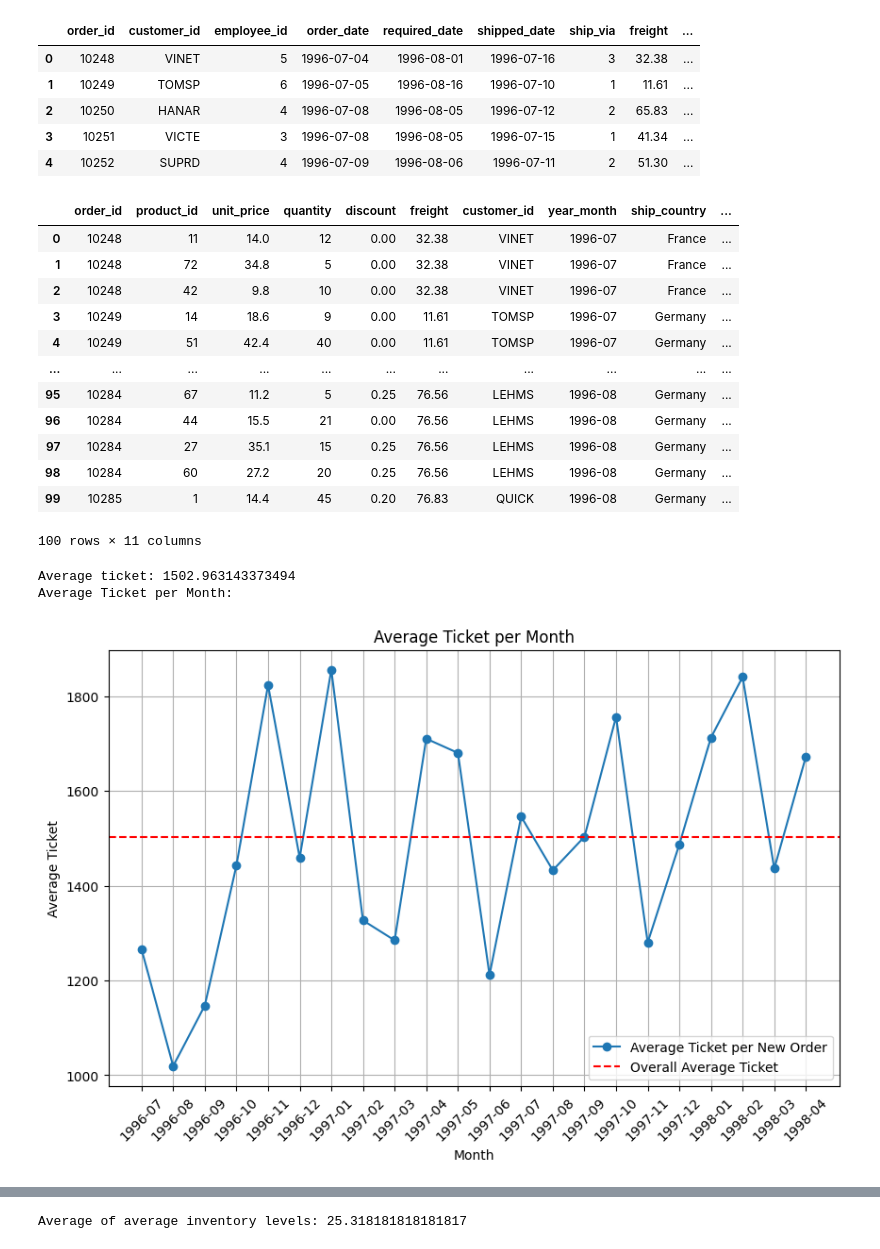
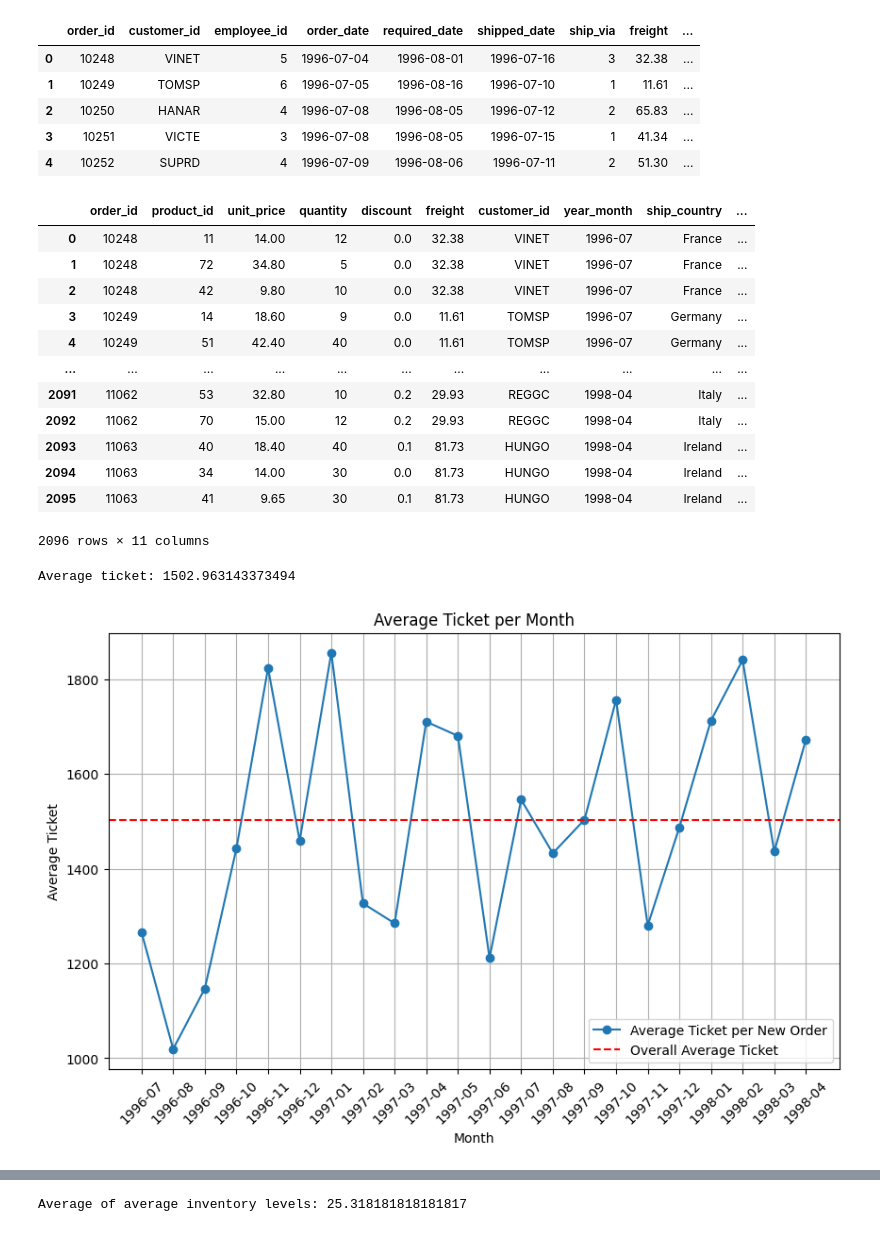
Before and after one commit to IvonLuiz/Analise-de-Dados-Northwind, a Jupyter notebook: analysis.ipynb, the cells around one changed output, grey strips where cells are left out. Cells and saved outputs as stored; diff of their text form; code cells hidden in the pictures.

```diff
--- a/analysis.ipynb
+++ b/analysis.ipynb
@@ -46,47 +55,46 @@ data_files["orders.csv"].head()
 # %%
 # Data
 data_files['orders.csv']['order_date'] = pd.to_datetime(data_files['orders.csv']['order_date'])
 data_files['orders.csv']['year_month'] = data_files['orders.csv']['order_date'].dt.to_period('M')
-
 
 # Merging relevant data
 order_details_relevant = data_files["order_details.csv"][['order_id', 'product_id', 'unit_price', 'quantity', 'discount']]
 orders_relevant = data_files["orders.csv"][['order_id', 'freight', 'customer_id', 'year_month', 'ship_country']]
 products_relevant = data_files["products.csv"][['product_id', 'product_name']]
 
 sales_data = pd.merge(order_details_relevant, orders_relevant, on='order_id', how='inner')
 sales_data = pd.merge(sales_data, products_relevant, left_on='product_id', right_on='product_id', how='inner')
 
 # Sort by each order from customers
 sales_data = sales_data.sort_values('order_id')
 sales_data = sales_data.reset_index(drop=True)
 
 # Remove last month since data looks incomplete
 sales_data = sales_data.loc[sales_data['year_month'] != '1998-05']
 
 # Detect changes in order_id and add True to the new_order column
 sales_data['new_order'] = sales_data['order_id'] != sales_data['order_id'].shift()
 # Fill the first row with True since there's no previous row to compare to
 sales_data.loc[0, 'new_order'] = True
 
 # Convert the values to boolean
 sales_data['new_order'] = sales_data['new_order'].astype(bool)
 
-sales_data.head(100)
+sales_data
 # %% [output]
 |  | order_id | product_id | unit_price | quantity | discount | freight | customer_id | year_month | ship_country | ... |
-| 0 | 10248 | 11 | 14.0 | 12 | 0.00 | 32.38 | VINET | 1996-07 | France | ... |
-| 1 | 10248 | 72 | 34.8 | 5 | 0.00 | 32.38 | VINET | 1996-07 | France | ... |
-| 2 | 10248 | 42 | 9.8 | 10 | 0.00 | 32.38 | VINET | 1996-07 | France | ... |
-| 3 | 10249 | 14 | 18.6 | 9 | 0.00 | 11.61 | TOMSP | 1996-07 | Germany | ... |
-| 4 | 10249 | 51 | 42.4 | 40 | 0.00 | 11.61 | TOMSP | 1996-07 | Germany | ... |
+| 0 | 10248 | 11 | 14.00 | 12 | 0.0 | 32.38 | VINET | 1996-07 | France | ... |
+| 1 | 10248 | 72 | 34.80 | 5 | 0.0 | 32.38 | VINET | 1996-07 | France | ... |
+| 2 | 10248 | 42 | 9.80 | 10 | 0.0 | 32.38 | VINET | 1996-07 | France | ... |
+| 3 | 10249 | 14 | 18.60 | 9 | 0.0 | 11.61 | TOMSP | 1996-07 | Germany | ... |
+| 4 | 10249 | 51 | 42.40 | 40 | 0.0 | 11.61 | TOMSP | 1996-07 | Germany | ... |
 | ... | ... | ... | ... | ... | ... | ... | ... | ... | ... | ... |
-| 95 | 10284 | 67 | 11.2 | 5 | 0.25 | 76.56 | LEHMS | 1996-08 | Germany | ... |
-| 96 | 10284 | 44 | 15.5 | 21 | 0.00 | 76.56 | LEHMS | 1996-08 | Germany | ... |
-| 97 | 10284 | 27 | 35.1 | 15 | 0.25 | 76.56 | LEHMS | 1996-08 | Germany | ... |
-| 98 | 10284 | 60 | 27.2 | 20 | 0.25 | 76.56 | LEHMS | 1996-08 | Germany | ... |
-| 99 | 10285 | 1 | 14.4 | 45 | 0.20 | 76.83 | QUICK | 1996-08 | Germany | ... |
+| 2091 | 11062 | 53 | 32.80 | 10 | 0.2 | 29.93 | REGGC | 1998-04 | Italy | ... |
+| 2092 | 11062 | 70 | 15.00 | 12 | 0.2 | 29.93 | REGGC | 1998-04 | Italy | ... |
+| 2093 | 11063 | 40 | 18.40 | 40 | 0.1 | 81.73 | HUNGO | 1998-04 | Ireland | ... |
+| 2094 | 11063 | 34 | 14.00 | 30 | 0.0 | 81.73 | HUNGO | 1998-04 | Ireland | ... |
+| 2095 | 11063 | 41 | 9.65 | 30 | 0.1 | 81.73 | HUNGO | 1998-04 | Ireland | ... |
-100 rows × 11 columns
+2096 rows × 11 columns
 # %%
 # Calculate medium ticket
 
@@ -107,11 +115,6 @@ average_ticket_per_new_order = monthly_ticket / new_orders_per_month
 overall_average_ticket = sales_data['total_value'].sum() / len(data_files['orders.csv'])
 
 
-
-print("Average Ticket per Month:")
-""" print(average_ticket_per_month) """
-
-
 plt.figure(figsize=(10, 6))
 plt.plot(average_ticket_per_new_order.index.astype(str), average_ticket_per_new_order.values, marker='o', label='Average Ticket per New Order')
 plt.axhline(y=overall_average_ticket, color='r', linestyle='--', label='Overall Average Ticket')
@@ -124,7 +127,6 @@ plt.legend()
 plt.show()
 # %% [output]
 Average ticket: 1502.963143373494
-Average Ticket per Month:
 [figure]
 # %%
 # Calculate Churn
```
Also changed, not shown: parts of 16 cells of this notebook.
